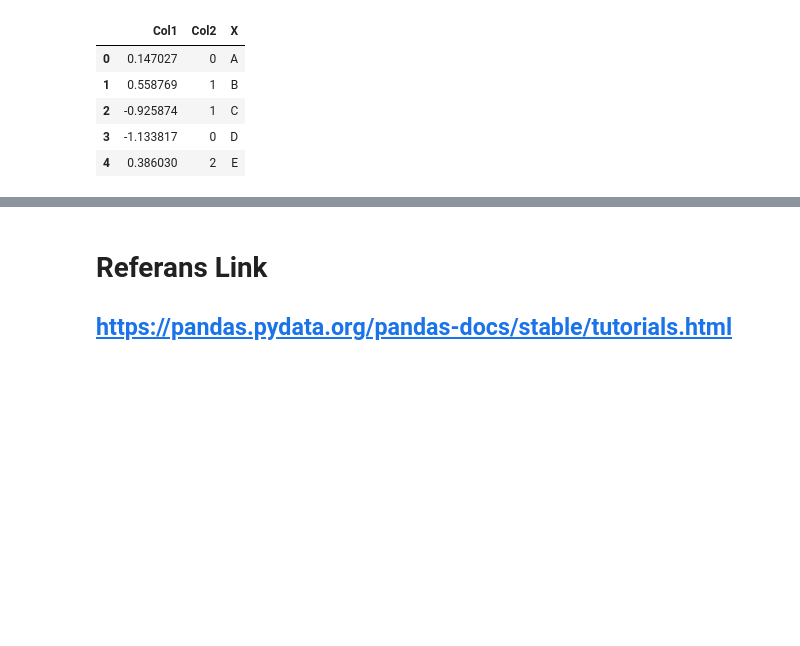
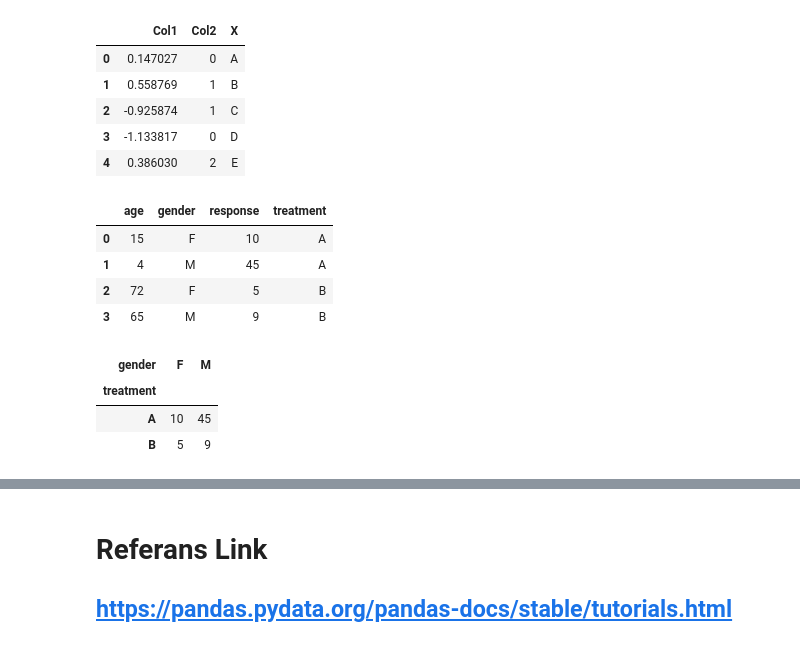
Before and after one commit to NevzatBOL/RACLAB, a Jupyter notebook: Python/pandas.ipynb, the cells around one changed output, grey strips where cells are left out. Saved outputs shown, nothing was run; the diff lists cells and outputs as text; code cells hidden in the pictures; blank space fills up the shorter version.

```diff
--- a/Python/pandas.ipynb
+++ b/Python/pandas.ipynb
@@ -749,3 +747,20 @@ memory usage: 642.0+ bytes
 | 2 | -0.925874 | 1 | C |
 | 3 | -1.133817 | 0 | D |
 | 4 | 0.386030 | 2 | E |
+# %%
+dic = {"treatment":["A","A","B","B"],"gender":["F","M","F","M"],"response":[10,45,5,9],"age":[15,4,72,65]}
+df = pd.DataFrame(dic)
+df
+# %% [output]
+|  | age | gender | response | treatment |
+| 0 | 15 | F | 10 | A |
+| 1 | 4 | M | 45 | A |
+| 2 | 72 | F | 5 | B |
+| 3 | 65 | M | 9 | B |
+# %%
+df.pivot(index="treatment",columns = "gender",values="response")
+# %% [output]
+| gender | F | M |
+| treatment |  |  |
+| A | 10 | 45 |
+| B | 5 | 9 |
```
Also changed, not shown: parts of 6 cells of this notebook, 4 other files.
